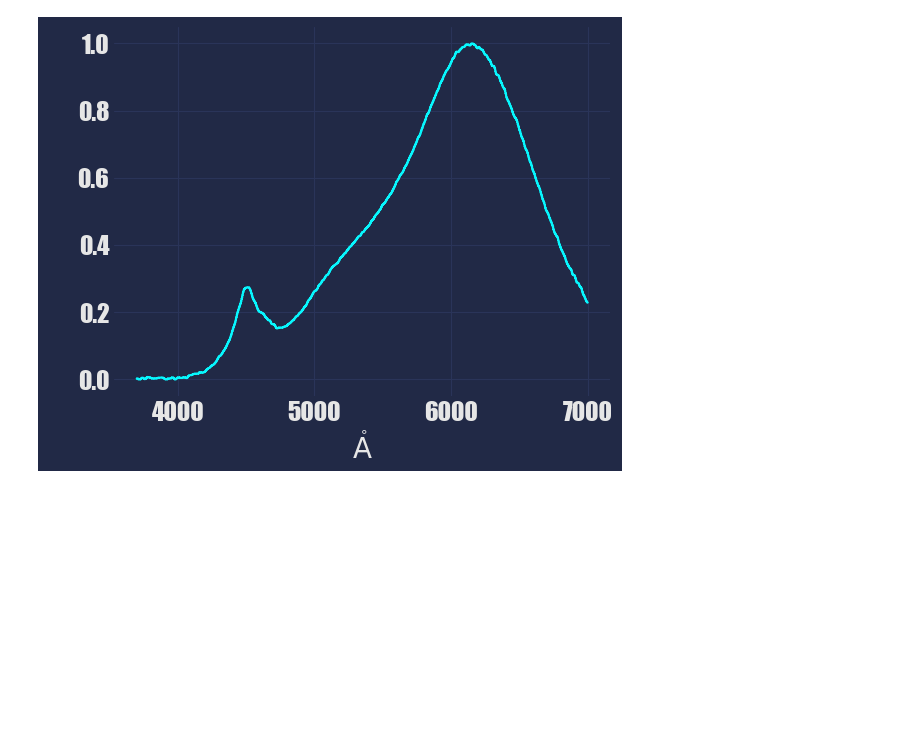
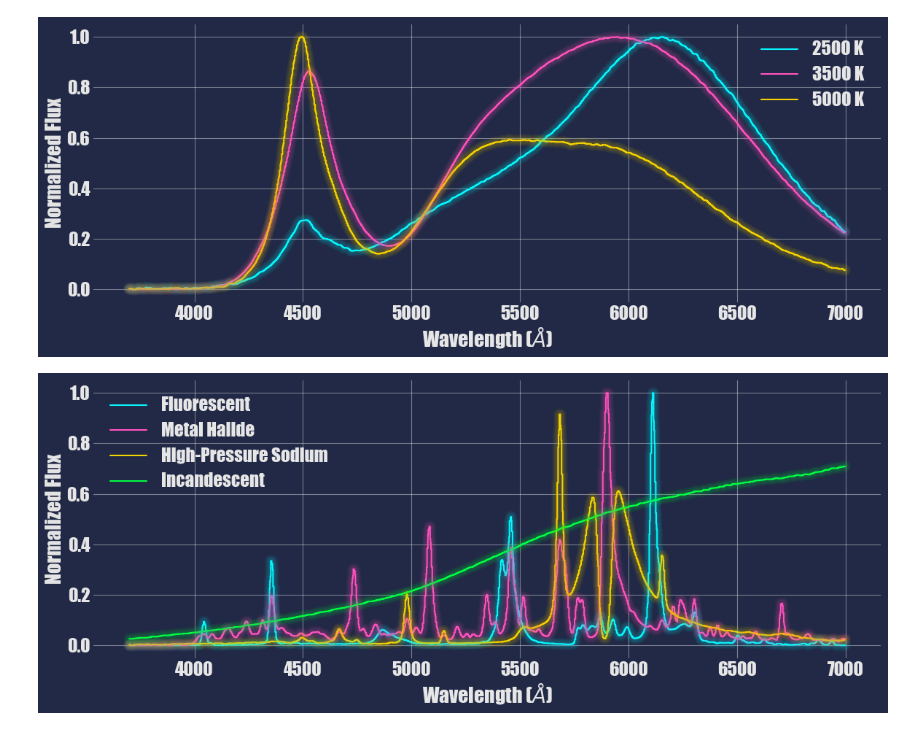
Before and after one commit to tepickering/hecto-sky-background, a Jupyter notebook: poster.ipynb, the cells around one changed output. Cells and saved outputs as stored; diff of their text form; code cells hidden in the pictures; blank space fills up the shorter version.

Commit message:
notebook and plot updates

```diff
--- a/poster.ipynb
+++ b/poster.ipynb
@@ -47,8 +47,20 @@ def load_lamp_spectrum(datafile):
     return fluxcon(sp, new_disp_grid)
 # %%
 led_2500 = load_lamp_spectrum("poster/led_2500.txt")
+led_3500 = load_lamp_spectrum("poster/led_3500.txt")
+led_5000 = load_lamp_spectrum("poster/led_5000.txt")
-# %%
-plt.step(led_2500.spectral_axis, led_2500.flux)
-plt.show()
-# %% [output]
-[figure, removed]
+# %%
+plt.figure(figsize=(12, 5))
+plt.step(led_2500.spectral_axis, led_2500.flux, label="2500 K")
+plt.step(led_3500.spectral_axis, led_3500.flux, label="3500 K")
+plt.step(led_5000.spectral_axis, led_5000.flux, label="5000 K")
+plt.legend()
+plt.ylabel("Normalized Flux")
+plt.xlabel("Wavelength ($\AA$)")
+plt.tight_layout()
+plt.grid(b=True, color='w', alpha=0.4)
+mplcyberpunk.make_lines_glow()
+plt.savefig("led_spectra.png")
+plt.show()
+# %% [output]
+[figure, added]
@@ -54,0 +72,16 @@ plt.show()
+# %%
+plt.figure(figsize=(12, 5))
+plt.step(cfl.spectral_axis, cfl.flux, label="Fluorescent")
+plt.step(mh.spectral_axis, mh.flux, label="Metal Halide")
+plt.step(hps.spectral_axis, hps.flux, label="High-Pressure Sodium")
+plt.step(inc.spectral_axis, inc.flux, label='Incandescent')
+plt.legend()
+plt.ylabel("Normalized Flux")
+plt.xlabel("Wavelength ($\AA$)")
+plt.tight_layout()
+mplcyberpunk.make_lines_glow()
+plt.grid(b=True, color='w', alpha=0.4)
+plt.savefig("lamp_spectra.png")
+plt.show()
+# %% [output]
+[figure, added]
```
Also changed, not shown: parts of 1 cell of this notebook, 3 other files.
